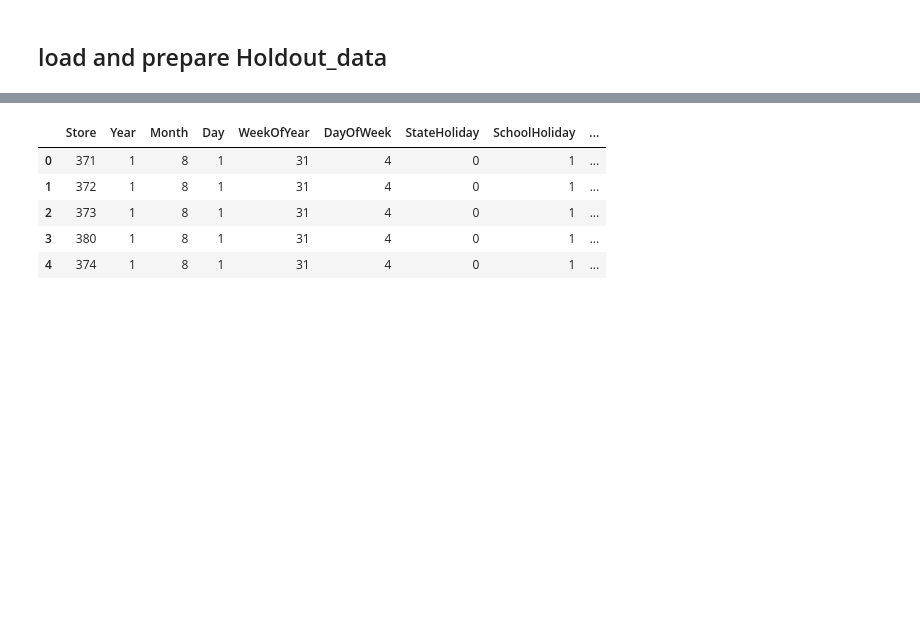
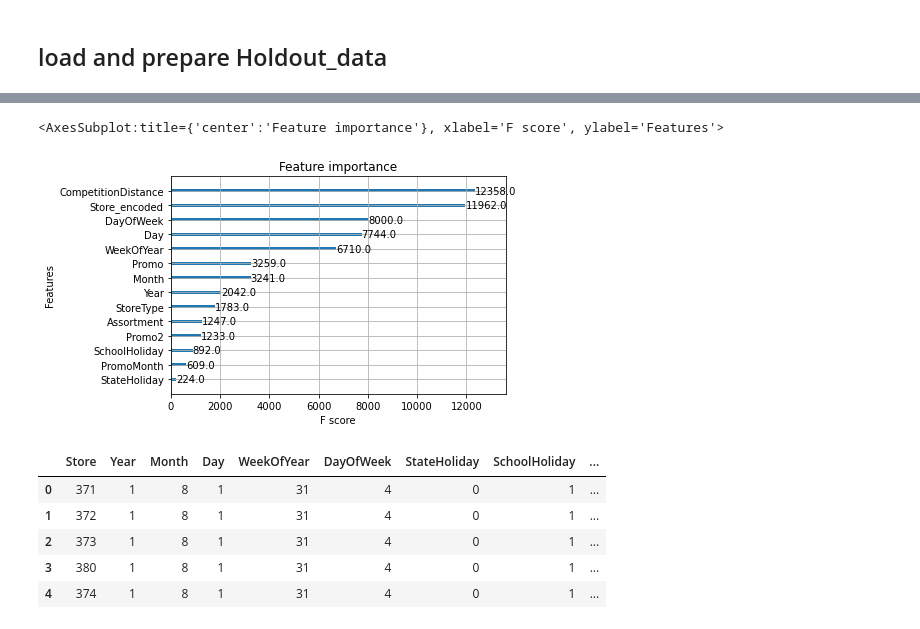
Before and after one commit to SinaRampe/DSR_minicomp, a Jupyter notebook: sina_day2-xgb_no_target_enc.ipynb, the cells around one changed output, grey strips where cells are left out. Saved outputs shown, nothing was run; the diff lists cells and outputs as text; code cells hidden in the pictures; blank space fills up the shorter version.

```diff
--- a/sina_day2-xgb_no_target_enc.ipynb
+++ b/sina_day2-xgb_no_target_enc.ipynb
@@ -106,21 +107,13 @@ params = {"objective": "reg:squarederror",
           "booster" : "gbtree",
           "seed": 10 }
 # %%
-from sklearn.metrics import mean_squared_error
-from math import sqrt
-
-def compute_rmspe(actual, prediction):
-    """
-    Computs RMSPE (root mean squared percentage error) between predictions from a model
-    and the actual values of the target variable.
-    """
-
-    rmspe = sqrt(mean_squared_error(actual, prediction)) / prediction.mean()
-
-    # rounding to 2 decimal places
-    print('RMSPE is ', round(rmspe,2))
-
-    return rmspe
+def metric(preds, actuals):
+    preds = np.array(preds)
+    actuals = np.array(actuals)
+    preds = preds.reshape(-1)
+    actuals = actuals.reshape(-1)
+    assert preds.shape == actuals.shape
+    return 100 * np.linalg.norm((actuals - preds) / actuals) / np.sqrt(preds.shape[0])
 # %%
 def xgboost_experiment(vars_list, experiment_name, params, num_boost_round):
     dtrain = xgb.DMatrix(train[vars_list], label=train['Sales'], enable_categorical=True)
@@ -135,10 +128,10 @@ def xgboost_experiment(vars_list, experiment_name, params, num_boost_round):
     print('+++++ Results for experiment: ', experiment_name)
     pred = xgb_model.predict(dtest)
     print("Testerror")
-    print(compute_rmspe(test[target], pred) / test[target].mean())
+    print(metric(test[target], pred))
     pred = xgb_model.predict(dtrain)
     print("Trainerror")
-    compute_rmspe(train[target], pred)
+    print(metric(train[target], pred))
     return xgb_model
 # %%
 #num_boost_round_list = [100, 500, 1000]
@@ -167,3 +179,8 @@ RMSPE is  0.09
+# %%
+plot_importance(my_model)
+# %% [output]
+<AxesSubplot:title={'center':'Feature importance'}, xlabel='F score', ylabel='Features'>
+[figure, added]
 # %%
 merged_holdout[my_features].head(5)
 # %% [output]
```
Also changed, not shown: parts of 11 cells of this notebook.
